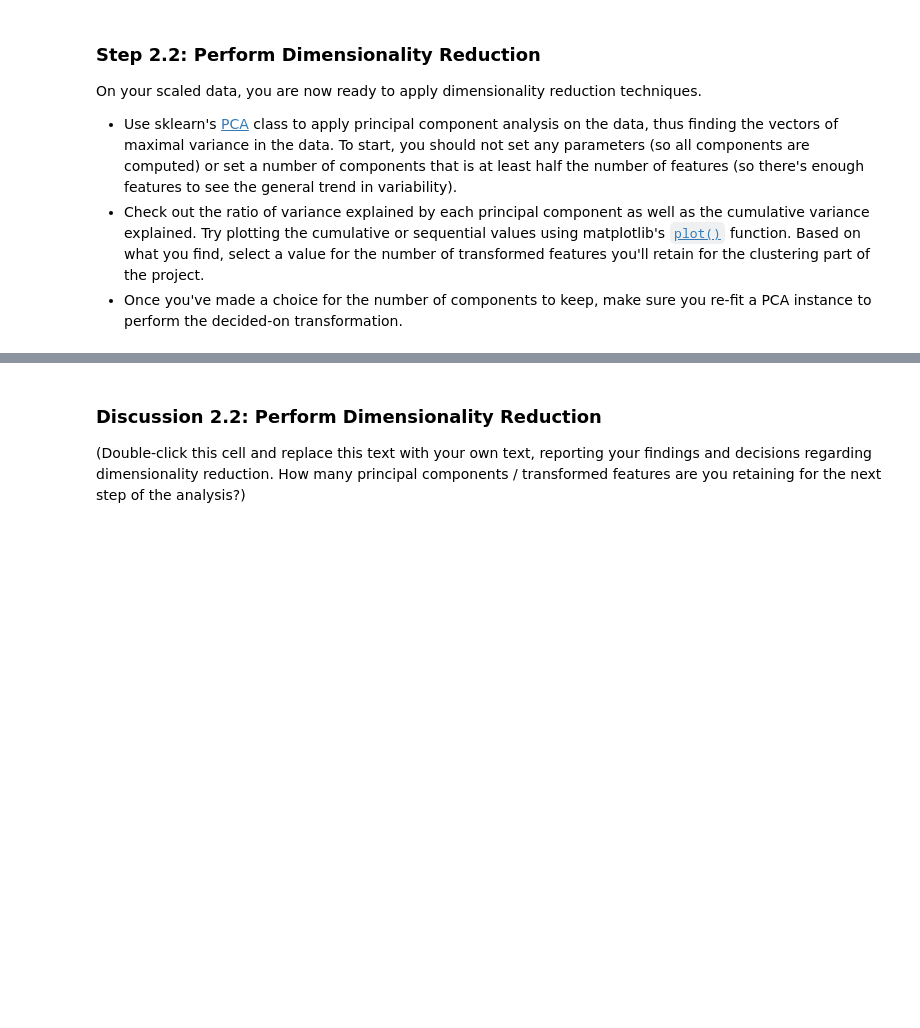
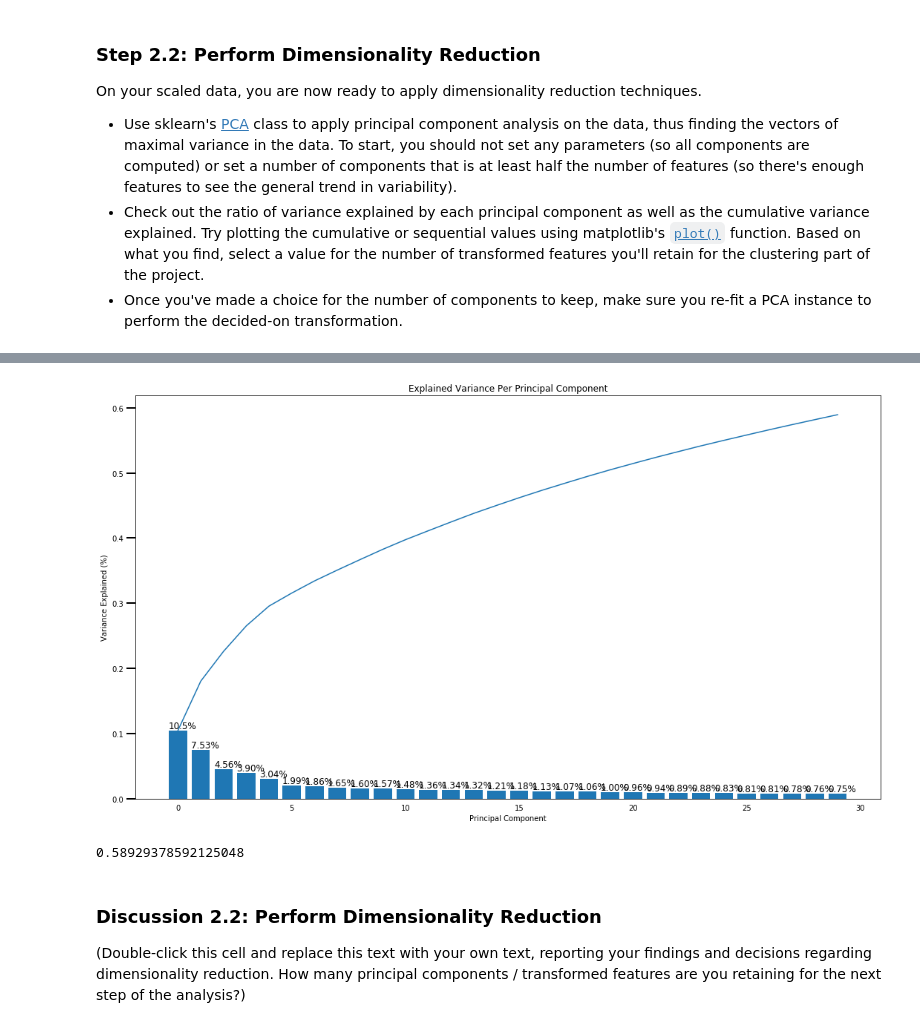
Before and after one commit to jlcossi/identify_customer_segments, a Jupyter notebook: Identify_Customer_Segments.ipynb, the cells around one changed output, grey strips where cells are left out. Saved outputs shown, nothing was run; the diff lists cells and outputs as text; code cells hidden in the pictures; blank space fills up the shorter version.

```diff
--- a/Identify_Customer_Segments.ipynb
+++ b/Identify_Customer_Segments.ipynb
@@ -901,3 +947,21 @@ On your scaled data, you are now ready to apply dimensionality reduction techniq
+# %%
+# We retain 30 for the number of transformed features
+
+# Re-fit the PCA
+pca = PCA(30)
+
+# Apply PCA to the data
+df_azdias_pca = pca.fit_transform(df_azdias_below)
+# %%
+# Observe the variance
+scree_plot(pca)
+# %% [output]
+[figure, added]
+# %%
+# The variance we got
+pca.explained_variance_ratio_.sum()
+# %% [output]
+0.58929378592125048
 # %% [markdown]
 ### Discussion 2.2: Perform Dimensionality Reduction
 
```
Also changed, not shown: parts of 9 cells of this notebook.
